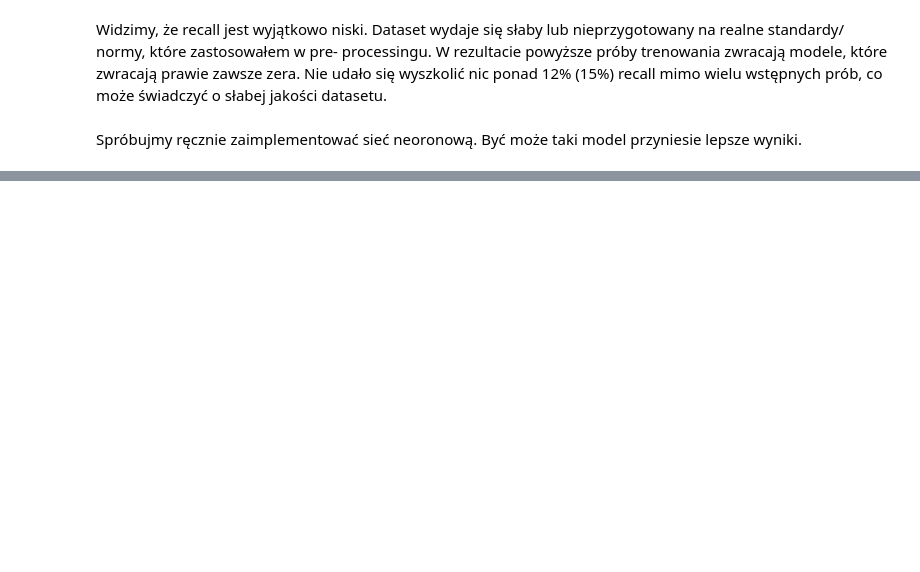
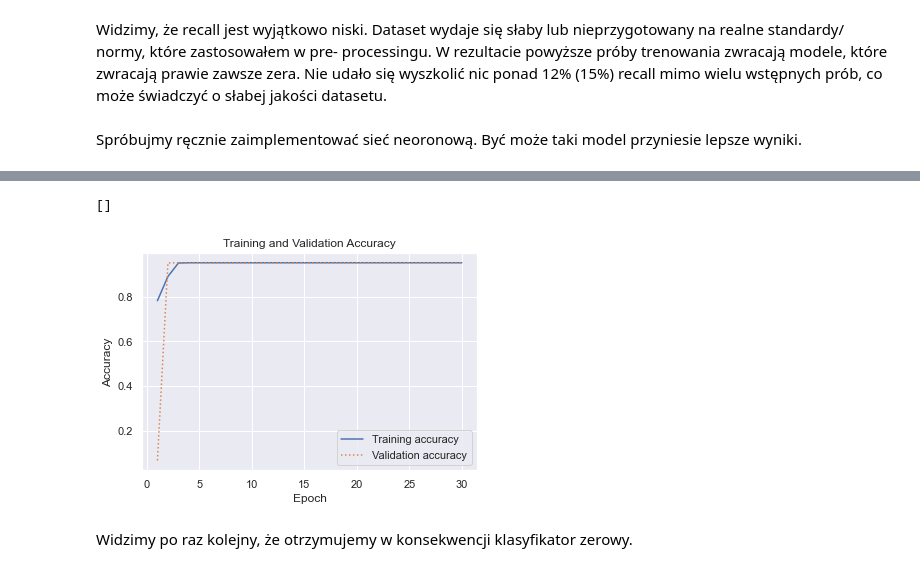
Before and after one commit to she3r/Projekt_PSI, a Jupyter notebook: Projekt zaliczeniowy/project.ipynb, the cells around one changed output, grey strips where cells are left out. Cells and saved outputs as stored; diff of their text form; code cells hidden in the pictures; blank space fills up the shorter version.

```diff
--- a/Projekt zaliczeniowy/project.ipynb
+++ b/Projekt zaliczeniowy/project.ipynb
@@ -773,0 +789,13 @@ Widzimy, że jest bardzo słabo.
+# %%
+plt.plot(epochs, acc, '-', label='Training accuracy')
+plt.plot(epochs, acc_val, ':', label='Validation accuracy')
+plt.title('Training and Validation Accuracy')
+plt.xlabel('Epoch')
+plt.ylabel('Accuracy')
+plt.legend(loc='lower right')
+plt.plot()
+# %% [output]
+[]
+[figure, added]
+# %% [markdown]
+Widzimy po raz kolejny, że otrzymujemy w konsekwencji klasyfikator zerowy.
```
Also changed, not shown: parts of 27 cells of this notebook.
